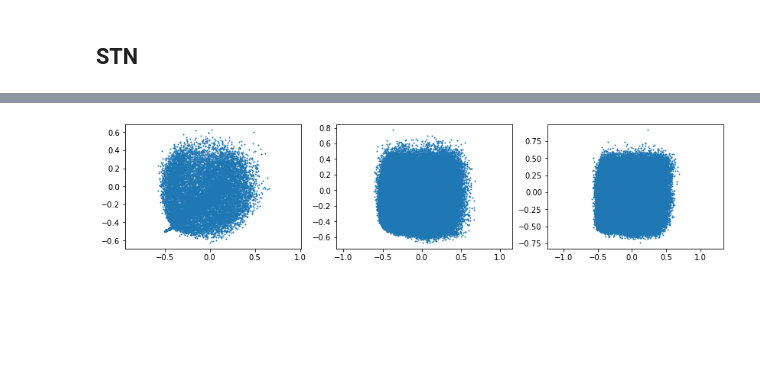
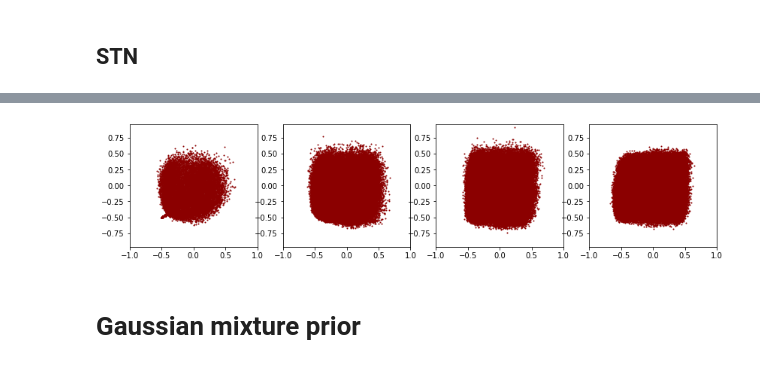
Before and after one commit to FrederikWarburg/pSTN-baselines, a Jupyter notebook: notebooks/25_05_recover_thetas.ipynb, the cells around one changed output, grey strips where cells are left out. Saved outputs shown, nothing was run; the diff lists cells and outputs as text; code cells hidden in the pictures; blank space fills up the shorter version.

Commit message:
mixture of gaussian prior, saved params

```diff
--- a/notebooks/25_05_recover_thetas.ipynb
+++ b/notebooks/25_05_recover_thetas.ipynb
@@ -28,8 +28,8 @@ def load_learned_params(path, which):
     params = params.reshape((-1, 2))
     return params
 
-def plot_learned_params(params, c='dark'):
-    plt.scatter(params[:, 0], params[:, 1], s=1)
+def plot_learned_params(params, c='blue'):
+    plt.scatter(params[:, 0], params[:, 1], s=1, c=c)
     plt.axis('equal')
 
 def plot_params_over_time(params_list, c='blue'):
@@ -39,6 +39,8 @@ def plot_params_over_time(params_list, c='blue'):
         params = params_list[i]
         ax[i].scatter(params[:, 0], params[:, 1], s=1, c=c)
         ax[i].axis('equal')
+        ax[i].set_xlim([-1, 1])
+        ax[i].set_ylim([-1, 1])
 # %% [markdown]
 ## STN
 # %%
@@ -75,5 +91,7 @@ FileNotFoundError: [Errno 2] No such file or directory: '../theta_stats/d=mnistx
 # %%
-pstn_plot_list = [pstn_train_0_mu, pstn_train_1_mu, pstn_train_5_mu]
-plot_params_over_time(pstn_plot_list)
+pstn_plot_list = [pstn_train_0_mu, pstn_train_1_mu, pstn_train_5_mu, pstn_train_10_mu]
+plot_params_over_time(pstn_plot_list, c='darkred')
 # %% [output]
-[figure, old version]
+[figure, new version]
+# %% [markdown]
+# Gaussian mixture prior
```
Also changed, not shown: parts of 23 cells of this notebook, 4 other files.
